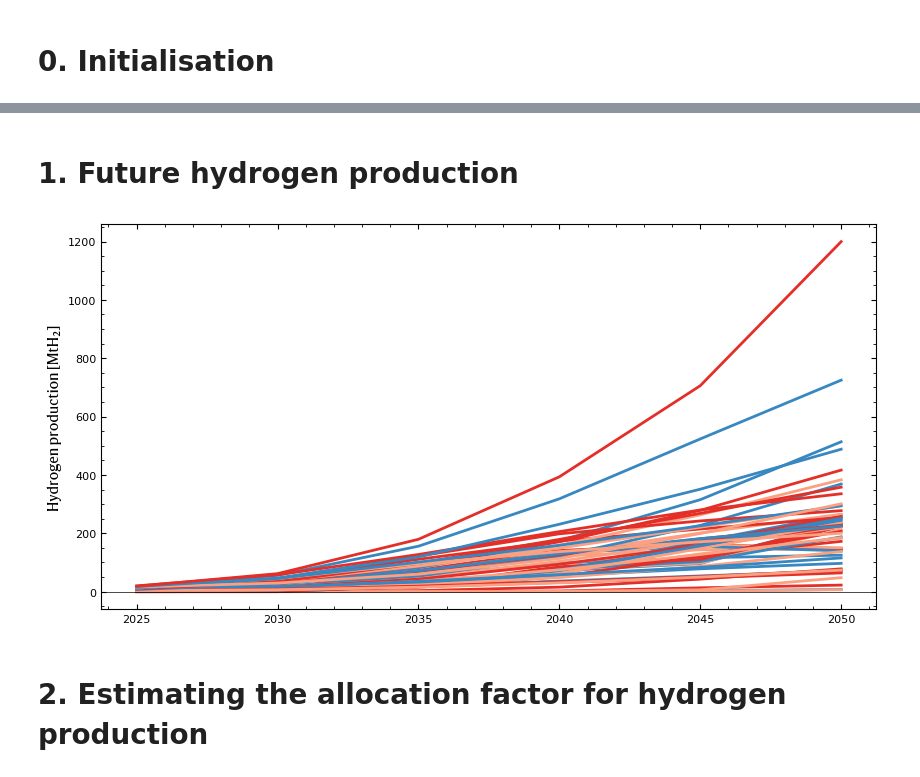
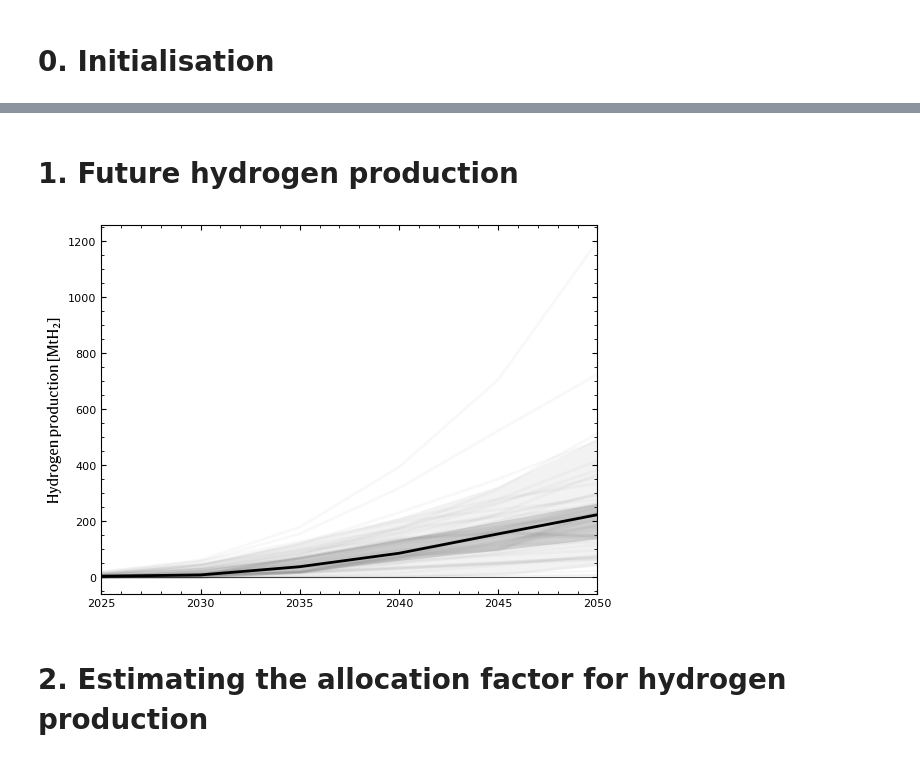
Before and after one commit to Michael-ljn/pathways-H2-prod-within-PBs, a Jupyter notebook: code/2_02_allocated_space.ipynb, the cells around one changed output, grey strips where cells are left out. Cells and saved outputs as stored; diff of their text form; code cells hidden in the pictures.

```diff
--- a/code/2_02_allocated_space.ipynb
+++ b/code/2_02_allocated_space.ipynb
@@ -30,2 +32,6 @@ using JLD2
 include("Utils/2_02_utils.jl");
 xr = pyimport("xarray");
+# %%
+function quantile(a::Matrix{Float64}, q::Float64; dims::Int64)
+    return mapslices(x -> quantile(x, q), a; dims=dims) |> vec
+end
@@ -90,22 +75,30 @@ getModel(df)
 # %% [markdown]
-# 1. Future hydrogen production
+# **1. Future hydrogen production**
 # %%
 SEʰ²=getVals("Secondary Energy|Hydrogen",df=df)
 ṁᵏᵍ=SEʰ².*EJH2_to_kgH2 # mass H2
 ṁᴹᵗ=ṁᵏᵍ.*1e-9; # convert to Mt
 ṁᴳᵗ=ṁᴹᵗ.*1e-3;
 # %%
+fig, axs = plt.subplots()
 years=2025:5:2050
 year_index=years.-2019
-
-fig, axs = plt.subplots(figsize=(10,5))#,figsize=(12,7)
-axs.plot(years,ṁᴹᵗ[:,year_index]',linewidth=2)
+ṁᴹᵗq05=quantile(ṁᴹᵗ[:,year_index],0.05,dims=1)'
+ṁᴹᵗq25=quantile(ṁᴹᵗ[:,year_index],0.25,dims=1)'
+ṁᴹᵗq50=median(ṁᴹᵗ[:,year_index],dims=1)'
+ṁᴹᵗq75=quantile(ṁᴹᵗ[:,year_index],0.75,dims=1)'
+ṁᴹᵗq95=quantile(ṁᴹᵗ[:,year_index],0.95,dims=1)'
+axs.plot(years,ṁᴹᵗ[:,year_index]',linewidth=2,color="grey",alpha=0.05)
+axs.plot(years,ṁᴹᵗq50,linewidth=2,color="k",label="Model ensemble")
+axs.fill_between(x=years, y1=ṁᴹᵗq05, y2=ṁᴹᵗq95, color="grey",linewidth=0, alpha=0.1) #85% proba
+axs.fill_between(x=years, y1=ṁᴹᵗq25, y2=ṁᴹᵗq75, color="grey",linewidth=0, alpha=0.3) #70% proba
+axs.set_xlim(2025, 2050)
 axs.set_ylabel("Hydrogen production [MtH₂]",fontproperties=font_prop_labels)
 axs.axhline(0, color="k", linewidth=0.5)
 display(plt.gcf())
 plt.close("all")
 # %% [output]
-[figure, old version]
+[figure, new version]
 # %% [markdown]
 # **2. Estimating the allocation factor for hydrogen production**
 # %% [markdown]
```
Also changed, not shown: parts of 42 cells of this notebook, 22 other files.
